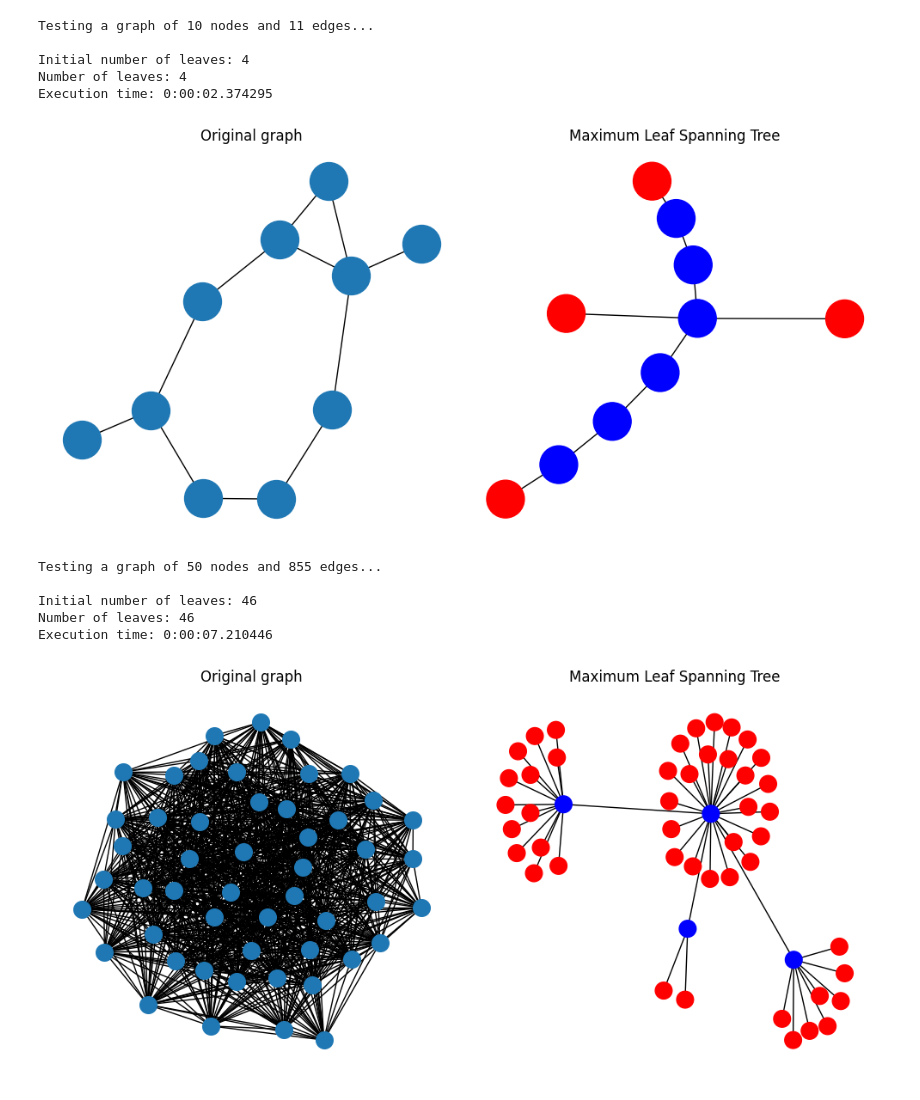
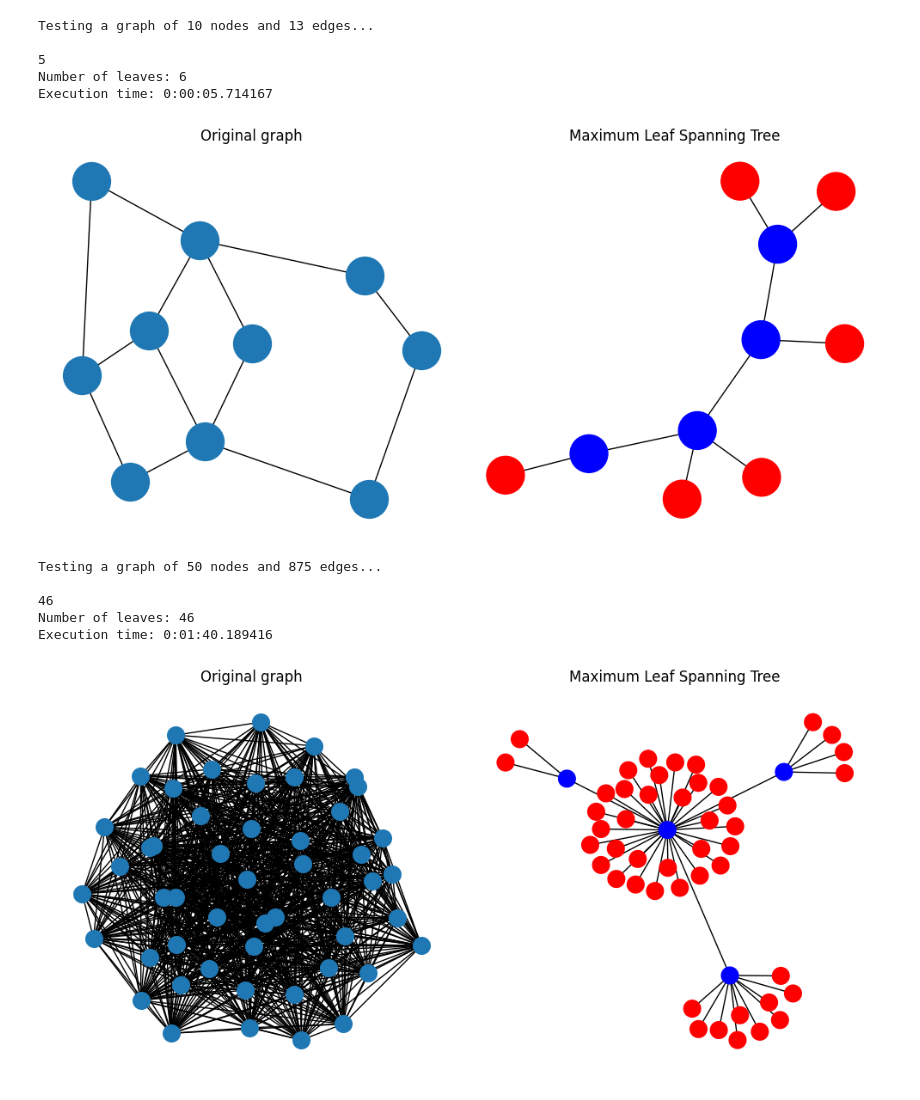
Before and after one commit to strugarveljko/maximum_leaf_spanning_tree, a Jupyter notebook: Genetic Algorithm with Simulated Annealing/tests.ipynb, the cells around one changed output. Drawn from its saved outputs; the diff is of its cells as text; code cells hidden in the pictures.

```diff
--- a/Genetic Algorithm with Simulated Annealing/tests.ipynb
+++ b/Genetic Algorithm with Simulated Annealing/tests.ipynb
@@ -20,17 +20,16 @@ def test_graph(num_of_nodes,
         G = nx.erdos_renyi_graph(num_of_nodes, edge_existence_prob)
 
     print(f"\n\nTesting a graph of {num_of_nodes} nodes and {len(G.edges)} edges...\n")
-
+    mst=nx.minimum_spanning_tree(G)
+    print(sum(1 for node in mst if mst.degree[node] == 1))
     start_time = time.time()
-    initial_fitness, best_solution = ga(G, num_iters, sa_iters, elitism_size, mutation_prob, population_size, tournament_size)
+    best_solution = ga(G, num_iters, sa_iters, elitism_size, mutation_prob, population_size, tournament_size)
     end_time = time.time()
 
-    print("Initial number of leaves:", initial_fitness)
     print("Number of leaves:", best_solution.fitness)
     print(f"Execution time: {timedelta(seconds=end_time-start_time)}")
 
-
-    MLST = Graph()
+    MLST = nx.Graph()
     MLST.add_edges_from(best_solution.edges)
 
     node_colors = []
@@ -63,18 +68,32 @@ Execution time: 0:00:00.244901
 # %%
-test_graph(10, 0.2, 10, 20, 5, 0.2, 50, 10)
+test_graph(num_of_nodes=10,
+               edge_existence_prob = 0.2,
+               num_iters=10,
+               sa_iters=20,
+               elitism_size=5,
+               mutation_prob=0.2,
+               population_size=50,
+               tournament_size=10)
 # %% [output]
-Testing a graph of 10 nodes and 11 edges...
+Testing a graph of 10 nodes and 13 edges...
 
-Initial number of leaves: 4
-Number of leaves: 4
-Execution time: 0:00:02.374295
+5
+Number of leaves: 6
+Execution time: 0:00:05.714167
-[figure, old version]
+[figure, new version]
 # %%
-test_graph(50, 0.7, 10, 15, 2, 0.2, 30, 10)
+test_graph(num_of_nodes=50,
+               edge_existence_prob = 0.7,
+               num_iters=50,
+               sa_iters=5,
+               elitism_size=2,
+               mutation_prob=0.2,
+               population_size=20,
+               tournament_size=10)
 # %% [output]
-Testing a graph of 50 nodes and 855 edges...
+Testing a graph of 50 nodes and 875 edges...
 
-Initial number of leaves: 46
+46
 Number of leaves: 46
-Execution time: 0:00:07.210446
+Execution time: 0:01:40.189416
-[figure, old version]
+[figure, new version]
```
Also changed, not shown: parts of 1 cell of this notebook, 3 other files.
